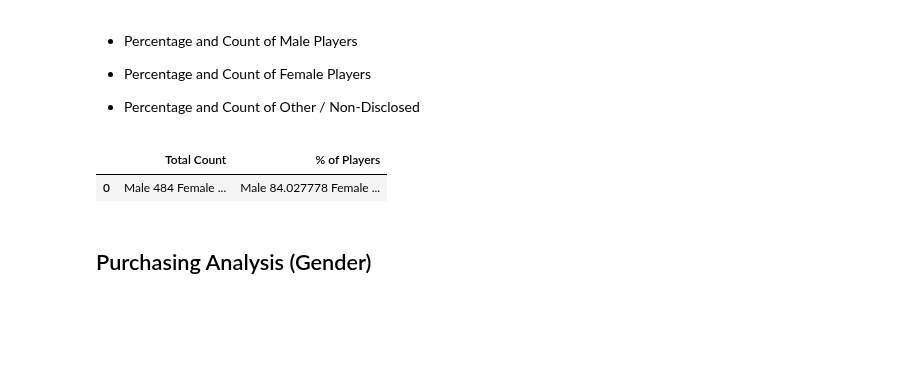
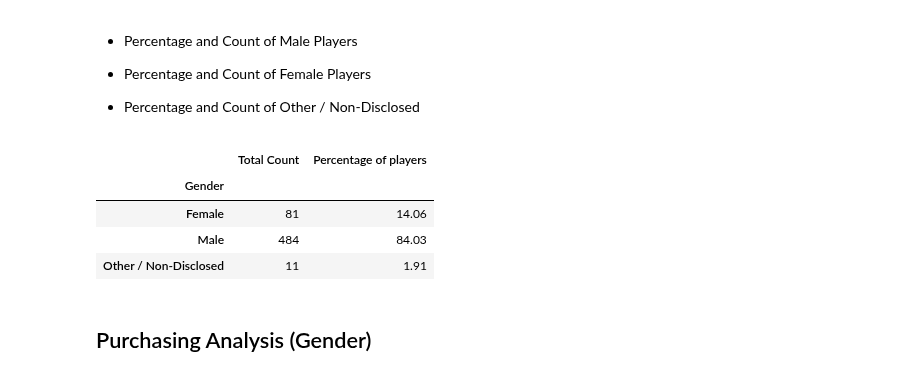
Before and after one commit to FeLowe/NW-Bootcamp-Homework, a Jupyter notebook: Pandas_Homework/HeroesOfPymoli_starter.ipynb, the cells around one changed output. Cells and saved outputs as stored; diff of their text form; code cells hidden in the pictures; blank space fills up the shorter version.

Commit message:
fixed Gender Demographics table

```diff
--- a/Pandas_Homework/HeroesOfPymoli_starter.ipynb
+++ b/Pandas_Homework/HeroesOfPymoli_starter.ipynb
@@ -76,22 +76,20 @@ purchase_analysis_df
 
 
 * Percentage and Count of Other / Non-Disclosed
-# %%
-unique_players = purchase_df.drop_duplicates(["SN"], keep ="last")
-gender_count = unique_players["Gender"].value_counts()
-gender_perc = gender_count / player_count *100
-gender_perc
-
-#FIX
-unique_players.set_index("Gender", inplace=True)
-
-gender_demog_df = pd.DataFrame({"Total Count": [gender_count],
-                             "% of Players": [gender_perc]})
-
-gender_demog_df
-# %% [output]
-|  | Total Count | % of Players |
-| 0 | Male 484 Female ... | Male 84.027778 Female ... |
+# %%
+
+unique_players = pd.DataFrame(purchase_df.drop_duplicates(["SN"]))
+gender_count = unique_players.groupby(['Gender']).count()
+gender_demog_df = pd.DataFrame({"Total Count":gender_group["Gender"].count(),"Percentage of players":gender_group["Gender"].count()/player_count*100})
+gender_demog_df["Percentage of players"] = gender_demog_df["Percentage of players"].map("{:.2f}".format)
+
+gender_demog_df.head()
+# %% [output]
+|  | Total Count | Percentage of players |
+| Gender |  |  |
+| Female | 81 | 14.06 |
+| Male | 484 | 84.03 |
+| Other / Non-Disclosed | 11 | 1.91 |
 # %% [markdown]
 
 ## Purchasing Analysis (Gender)
```
Also changed, not shown: parts of 2 cells of this notebook.
